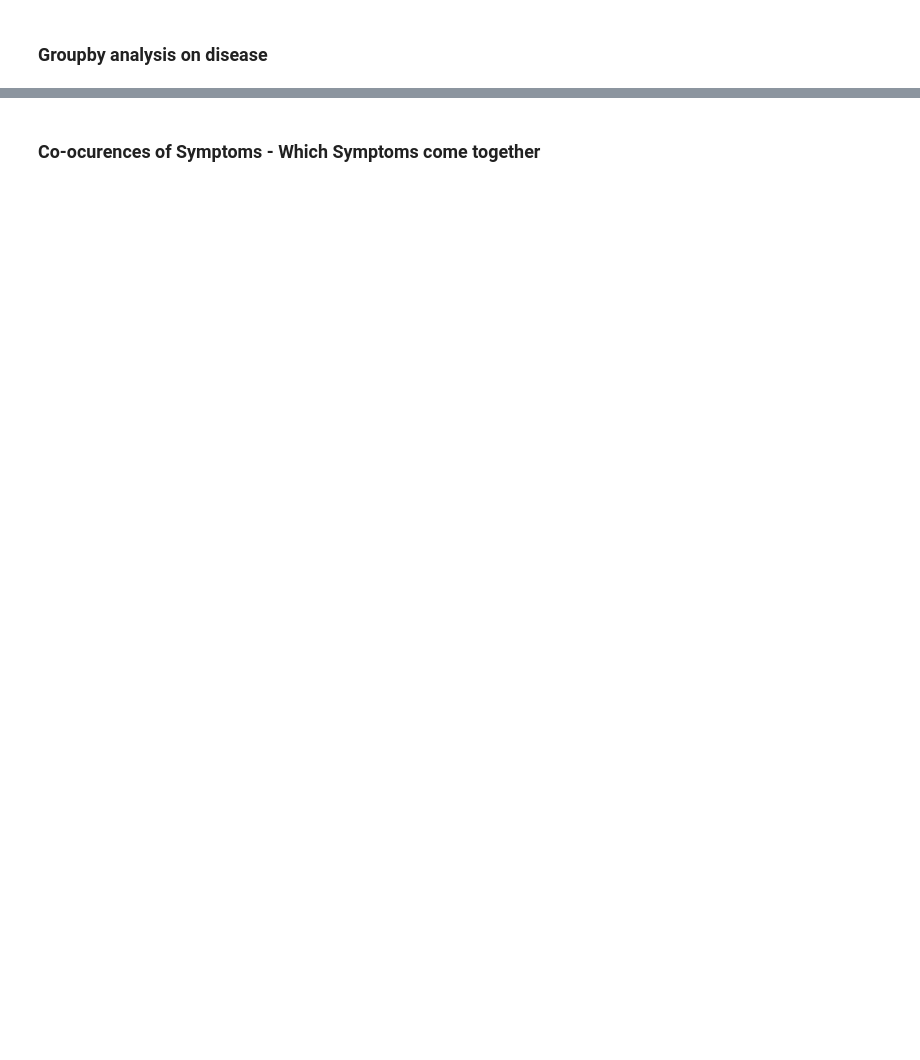
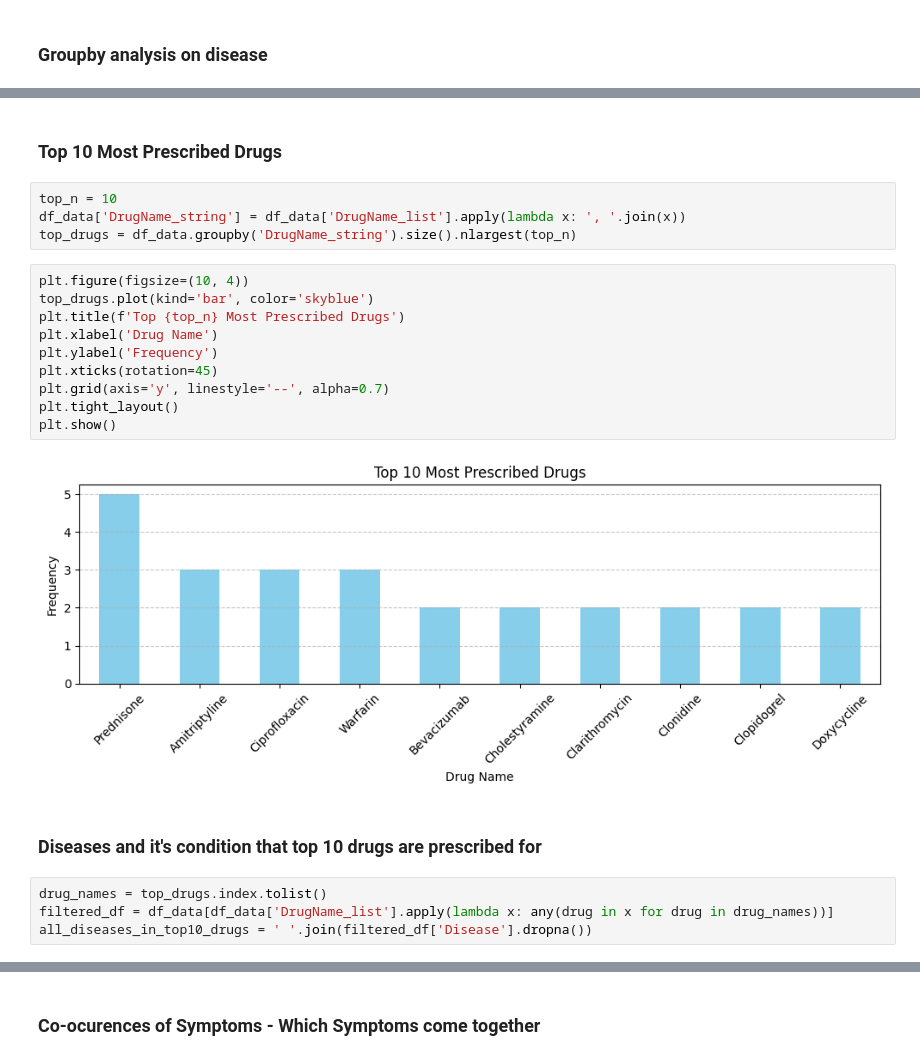
Before and after one commit to shobanasiranjeevilu/Healthcare_LLM, a Jupyter notebook: data_analysis/exploratory_data_analysis.ipynb, the cells around one changed output, grey strips where cells are left out. Drawn from its saved outputs; the diff is of its cells as text; blank space fills up the shorter version.

```diff
--- a/data_analysis/exploratory_data_analysis.ipynb
+++ b/data_analysis/exploratory_data_analysis.ipynb
@@ -80,0 +169,24 @@ Understanding prescribed_for column :
+# %% [markdown]
+### Top 10 Most Prescribed Drugs
+# %%
+top_n = 10
+df_data['DrugName_string'] = df_data['DrugName_list'].apply(lambda x: ', '.join(x))
+top_drugs = df_data.groupby('DrugName_string').size().nlargest(top_n)
+# %%
+plt.figure(figsize=(10, 4))
+top_drugs.plot(kind='bar', color='skyblue')
+plt.title(f'Top {top_n} Most Prescribed Drugs')
+plt.xlabel('Drug Name')
+plt.ylabel('Frequency')
+plt.xticks(rotation=45)
+plt.grid(axis='y', linestyle='--', alpha=0.7)
+plt.tight_layout()
+plt.show()
+# %% [output]
+[figure, added]
+# %% [markdown]
+### Diseases and it's condition that top 10 drugs are prescribed for
+# %%
+drug_names = top_drugs.index.tolist()
+filtered_df = df_data[df_data['DrugName_list'].apply(lambda x: any(drug in x for drug in drug_names))]
+all_diseases_in_top10_drugs = ' '.join(filtered_df['Disease'].dropna())
```
Also changed, not shown: parts of 60 cells of this notebook, 7 other files.
